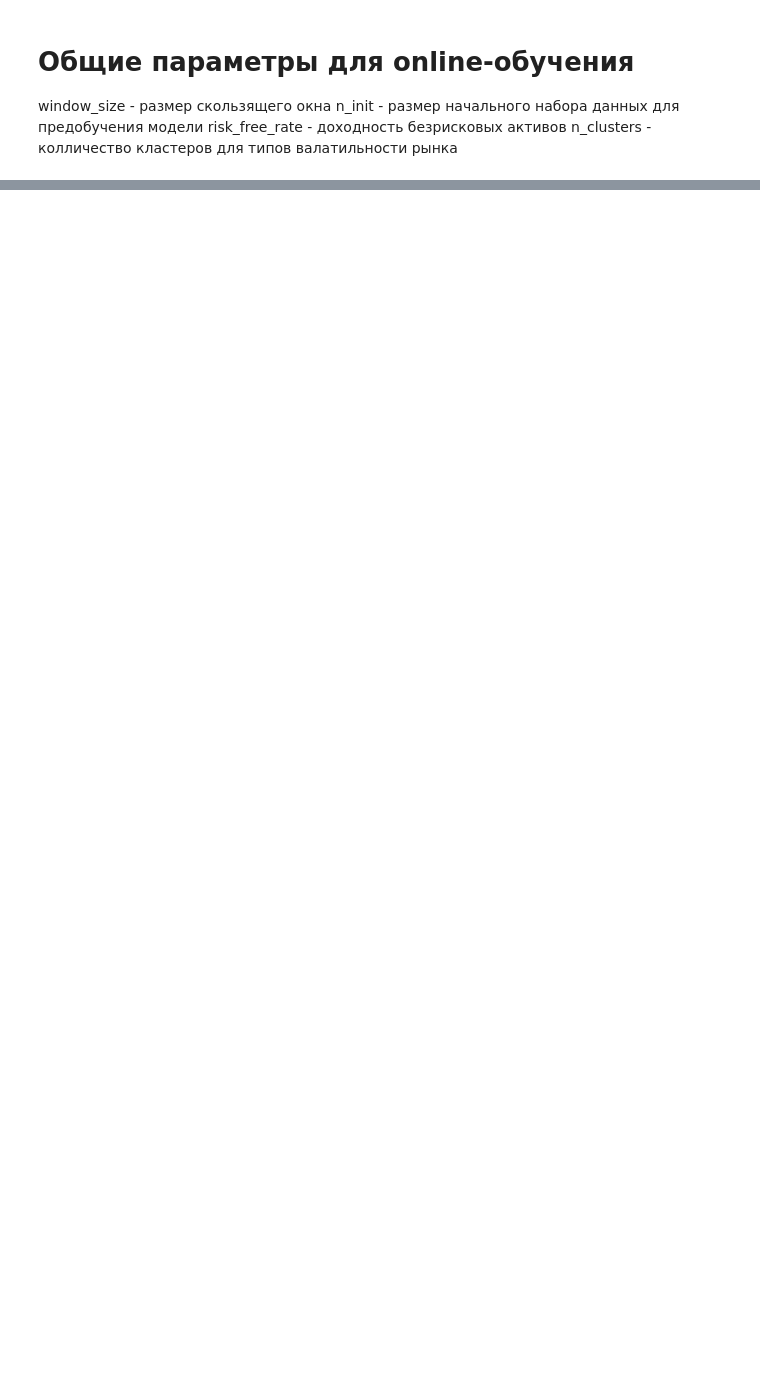
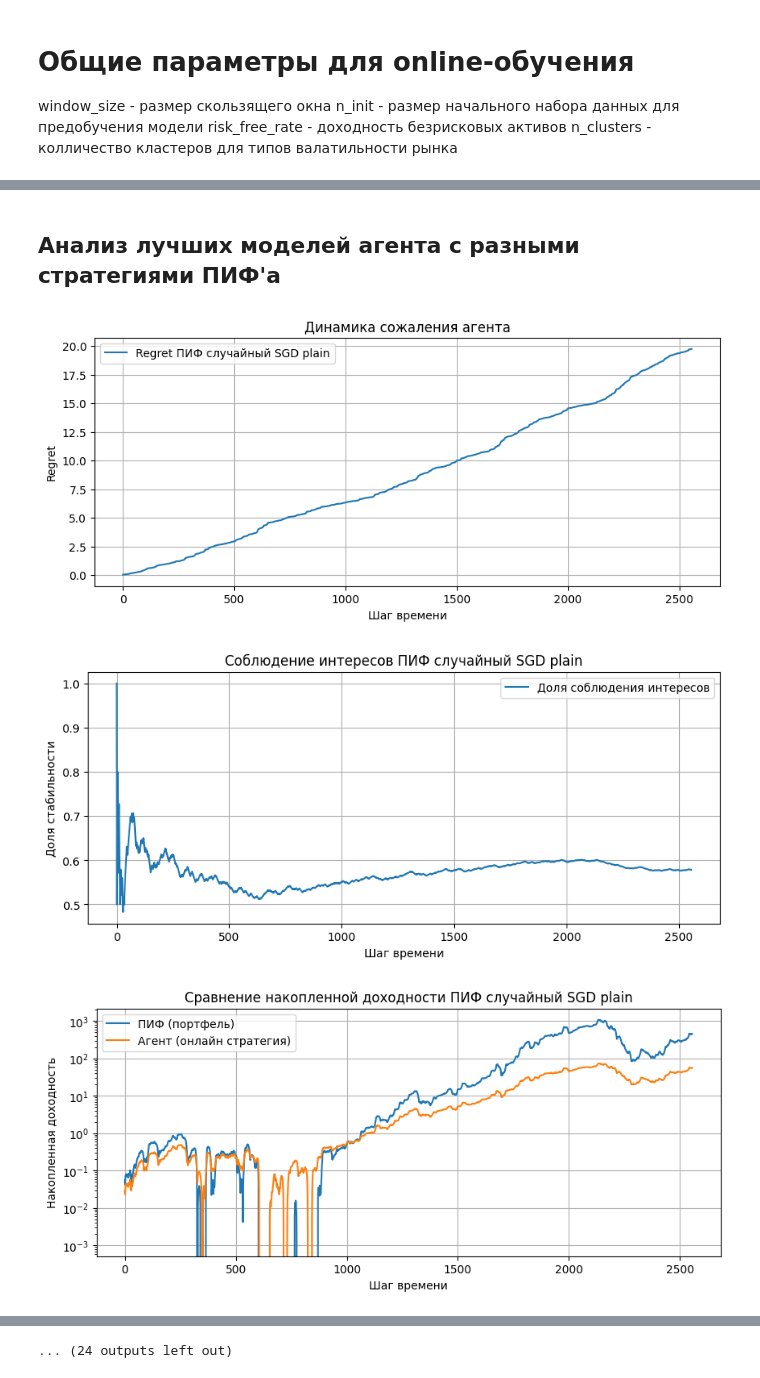
Before and after one commit to lekseyz/term_paper, a Jupyter notebook: work.ipynb, the cells around one changed output, grey strips where cells are left out. Drawn from its saved outputs; the diff is of its cells as text; code cells hidden in the pictures; blank space fills up the shorter version.

```diff
--- a/work.ipynb
+++ b/work.ipynb
@@ -214,0 +243,2 @@ plt.show()
+# %%
+returns = df.values
@@ -214,0 +519,20 @@ plt.show()
+# %%
+model_map = {
+    "SGD plain" : SGDClassifier(
+    loss='log_loss',
+    penalty='l2',
+    alpha=1e-4,
+    learning_rate='invscaling',
+    eta0=0.01,
+    power_t=0.25,
+    average=True,
+    max_iter=1,
+    warm_start=True,
+    random_state=0
+    ),
+    "SGD scaler" : SGDPipe(),
+    "LogRegression" : LogisticPipe(),
+    "Gaussian" : NBPipe(),
+    "MLP" : MLPPipe(),
+    "PassiveAggressive" : PassiveAggressivePipe()
+}
@@ -214,0 +541,11 @@ plt.show()
+# %%
+from sklearn.exceptions import ConvergenceWarning
+import warnings
+
+warnings.filterwarnings("ignore", category=ConvergenceWarning)
+
+for name, model in model_map.items():
+    print(f'testing {name}')
+    pre_train(model, solve_pif)
+    regrets, portfolio_returns, agent_returns, stability_checks = online_train(model, solve_pif)
+    analyze_model(name, regrets, portfolio_returns, agent_returns, stability_checks)
@@ -214,0 +566,15 @@ plt.show()
+# %% [markdown]
+## Анализ лучших моделей агента с разными стратегиями ПИФ'а
+# %%
+for name, model in model_map.items():
+    pre_train(model, random_pif)
+    regrets, portfolio_returns, agent_returns, stability_checks = online_train(model, random_pif)
+    analyze_model(f'ПИФ случайный {name}', regrets, portfolio_returns, agent_returns, stability_checks)
+
+    pre_train(model, stocks)
+    regrets, portfolio_returns, agent_returns, stability_checks = online_train(model, stocks)
+    analyze_model(f'без распределения {name}', regrets, portfolio_returns, agent_returns, stability_checks)
+# %% [output]
+[figure, added]
+[figure, added]
+[figure, added]
@@ -214,0 +590 @@ plt.show()
+... (24 outputs left out)
```
Also changed, not shown: parts of 39 cells of this notebook.
